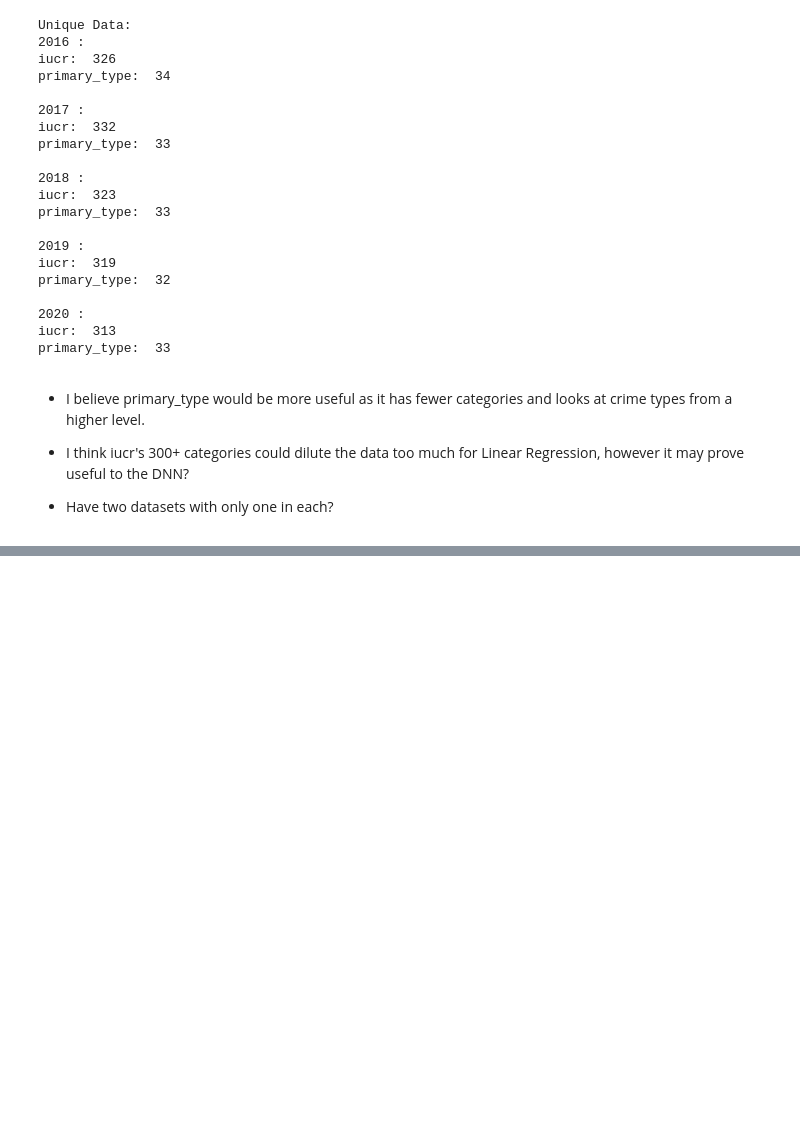
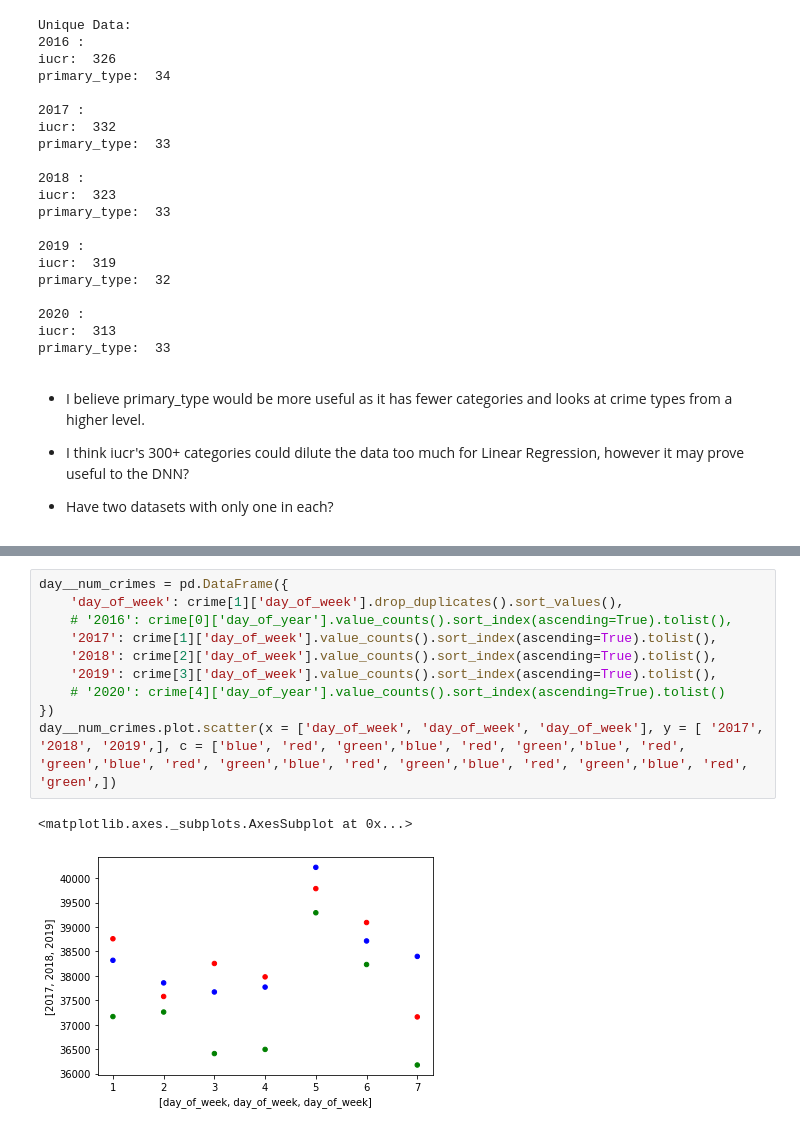
Before and after one commit to MattIzon/16010269_DataAnalytics, a Jupyter notebook: 1_Crime_Aquisition.ipynb, the cells around one changed output, grey strips where cells are left out. Drawn from its saved outputs; the diff is of its cells as text; blank space fills up the shorter version.

```diff
--- a/1_Crime_Aquisition.ipynb
+++ b/1_Crime_Aquisition.ipynb
@@ -285,3 +326,16 @@ print(crime[0])
+# %%
+day__num_crimes = pd.DataFrame({
+    'day_of_week': crime[1]['day_of_week'].drop_duplicates().sort_values(),
+    # '2016': crime[0]['day_of_year'].value_counts().sort_index(ascending=True).tolist(),
+    '2017': crime[1]['day_of_week'].value_counts().sort_index(ascending=True).tolist(),
+    '2018': crime[2]['day_of_week'].value_counts().sort_index(ascending=True).tolist(),
+    '2019': crime[3]['day_of_week'].value_counts().sort_index(ascending=True).tolist(),
+    # '2020': crime[4]['day_of_year'].value_counts().sort_index(ascending=True).tolist()
+})
+day__num_crimes.plot.scatter(x = ['day_of_week', 'day_of_week', 'day_of_week'], y = [ '2017', '2018', '2019',], c = ['blue', 'red', 'green','blue', 'red', 'green','blue', 'red', 'green','blue', 'red', 'green','blue', 'red', 'green','blue', 'red', 'green','blue', 'red', 'green',])
+# %% [output]
+<matplotlib.axes._subplots.AxesSubplot at 0x...>
+[figure, added]
 # %%
 # Save crime data to CSV files.
 
```
Also changed, not shown: parts of 8 cells of this notebook.
